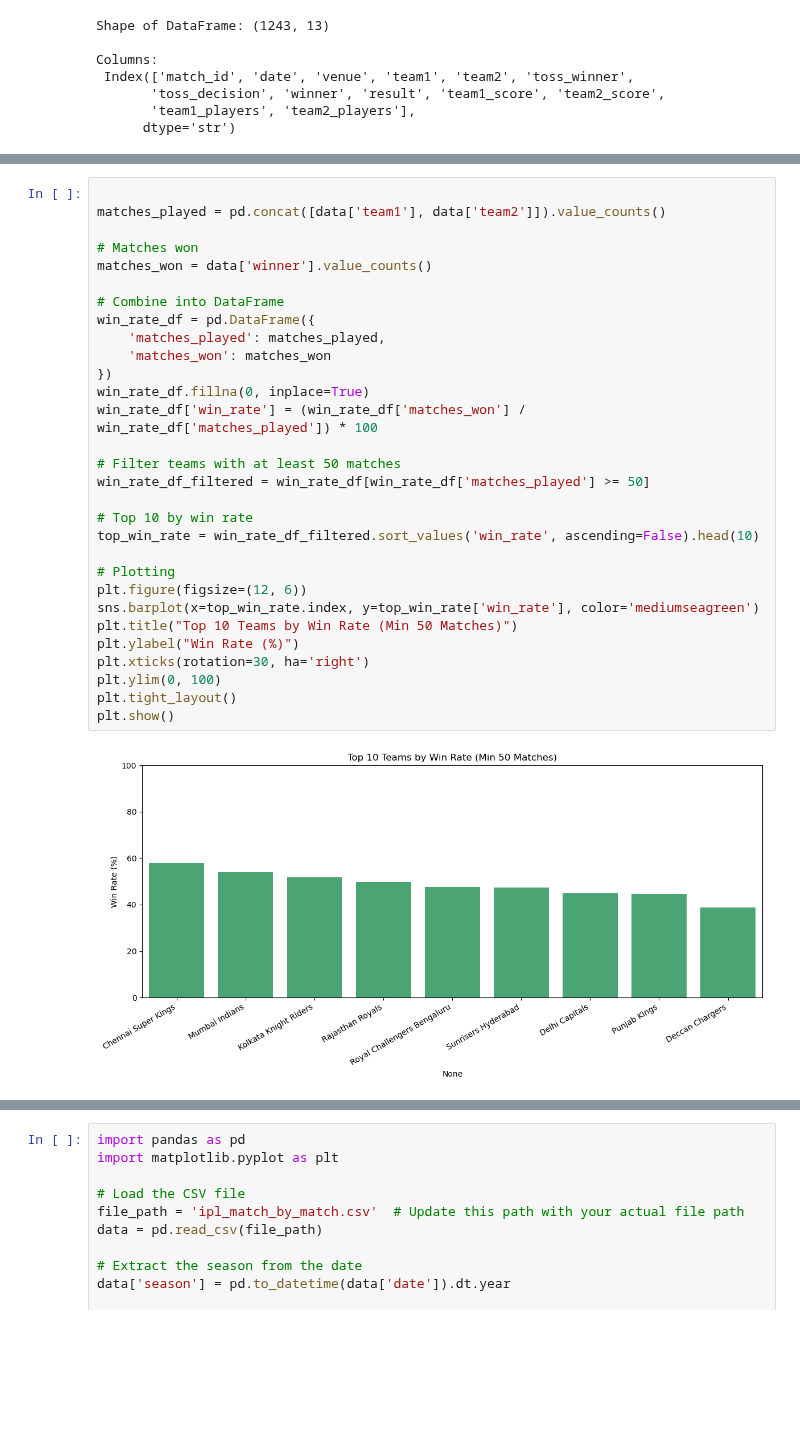
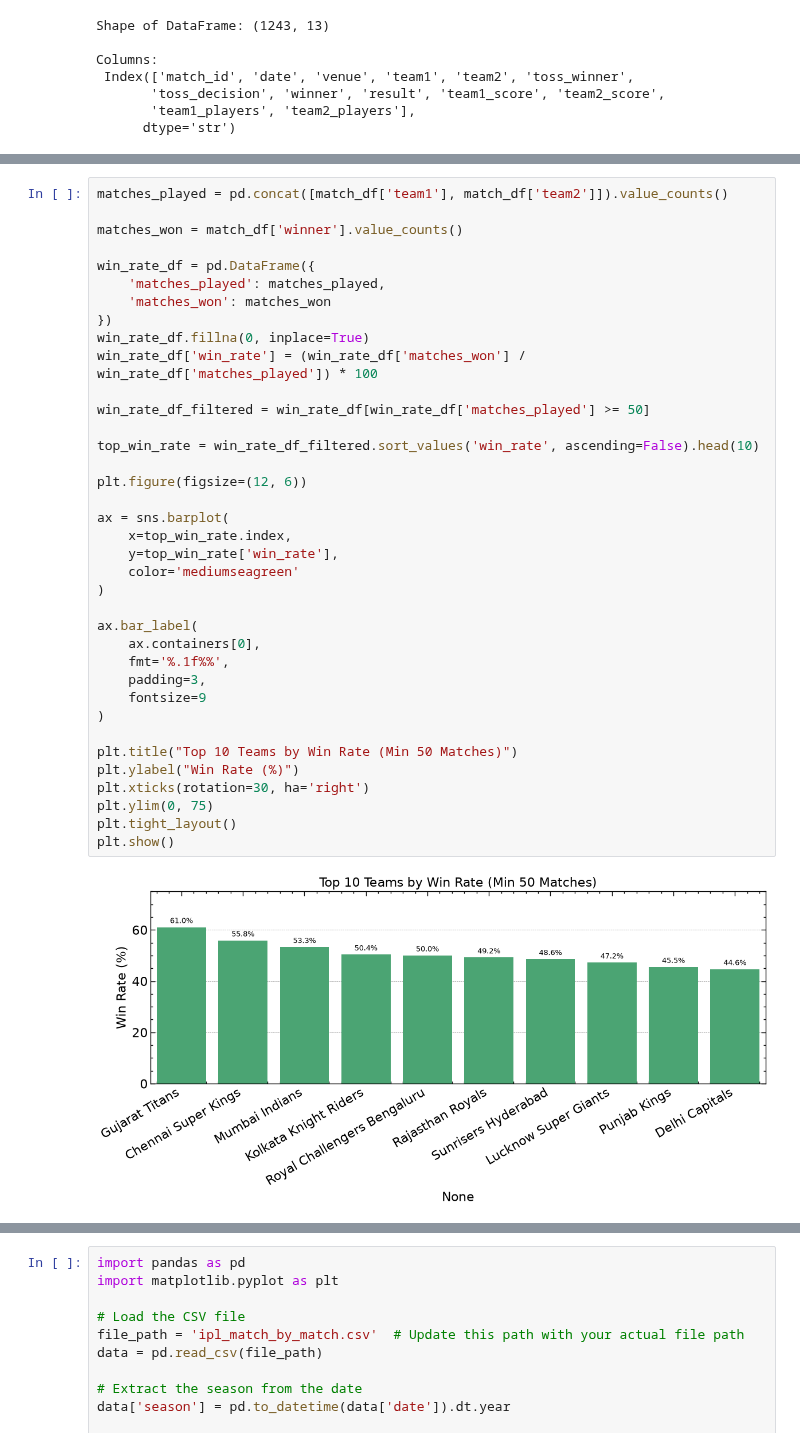
Before and after one commit to Karanveer-Tinna/ipl-cricket-prediction-model, a Jupyter notebook: notebooks/03_eda.ipynb, the cells around one changed output, grey strips where cells are left out. Drawn from its saved outputs; the diff is of its cells as text; blank space fills up the shorter version.

```diff
--- a/notebooks/03_eda.ipynb
+++ b/notebooks/03_eda.ipynb
@@ -160,34 +125,41 @@ plt.show()
 # %%
+matches_played = pd.concat([match_df['team1'], match_df['team2']]).value_counts()
 
-matches_played = pd.concat([data['team1'], data['team2']]).value_counts()
+matches_won = match_df['winner'].value_counts()
 
-# Matches won
-matches_won = data['winner'].value_counts()
-
-# Combine into DataFrame
 win_rate_df = pd.DataFrame({
     'matches_played': matches_played,
     'matches_won': matches_won
 })
 win_rate_df.fillna(0, inplace=True)
 win_rate_df['win_rate'] = (win_rate_df['matches_won'] / win_rate_df['matches_played']) * 100
 
-# Filter teams with at least 50 matches
 win_rate_df_filtered = win_rate_df[win_rate_df['matches_played'] >= 50]
 
-# Top 10 by win rate
 top_win_rate = win_rate_df_filtered.sort_values('win_rate', ascending=False).head(10)
 
-# Plotting
 plt.figure(figsize=(12, 6))
-sns.barplot(x=top_win_rate.index, y=top_win_rate['win_rate'], color='mediumseagreen')
+
+ax = sns.barplot(
+    x=top_win_rate.index,
+    y=top_win_rate['win_rate'],
+    color='mediumseagreen'
+)
+
+ax.bar_label(
+    ax.containers[0],
+    fmt='%.1f%%',
+    padding=3,
+    fontsize=9
+)
+
 plt.title("Top 10 Teams by Win Rate (Min 50 Matches)")
 plt.ylabel("Win Rate (%)")
 plt.xticks(rotation=30, ha='right')
-plt.ylim(0, 100)
+plt.ylim(0, 75)
 plt.tight_layout()
 plt.show()
 # %% [output]
-[figure, old version]
+[figure, new version]
 # %%
 plt.figure(figsize=(14, 8))
```
Also changed, not shown: parts of 15 cells of this notebook.
